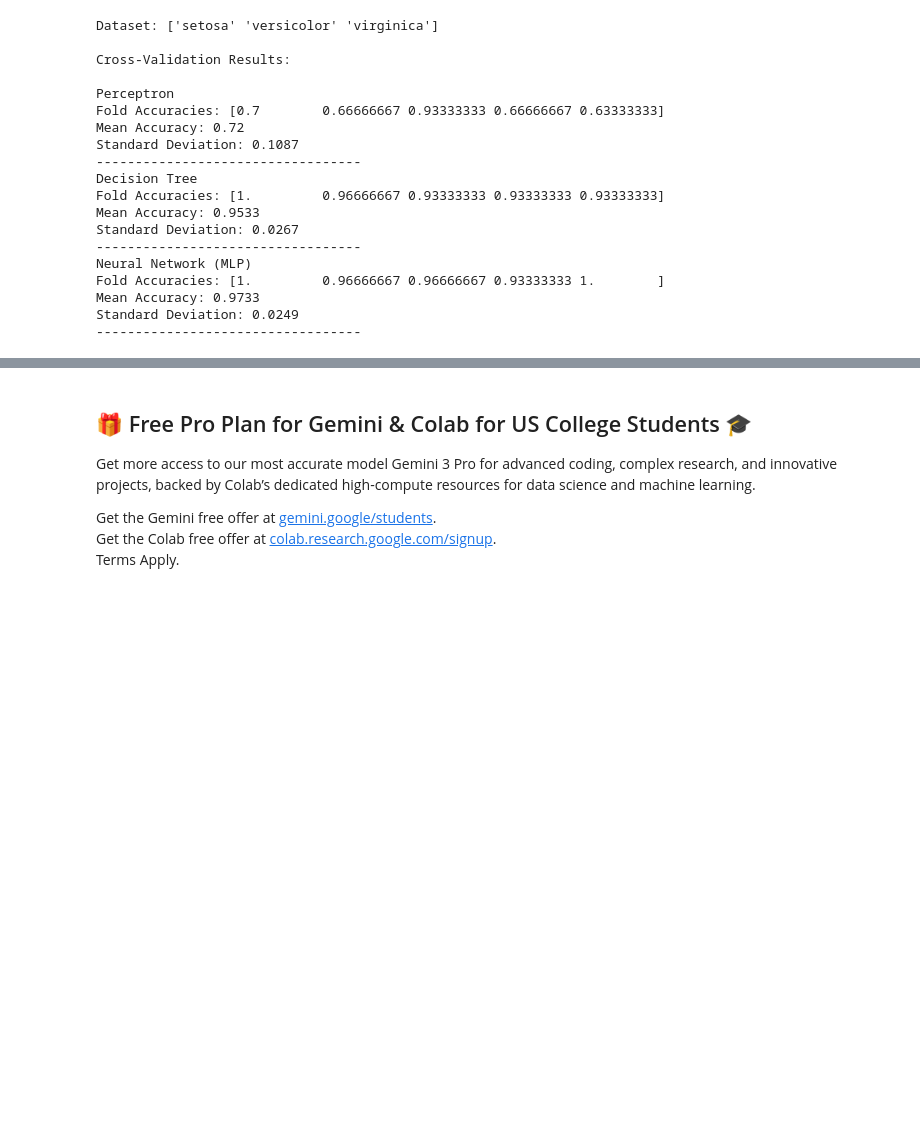
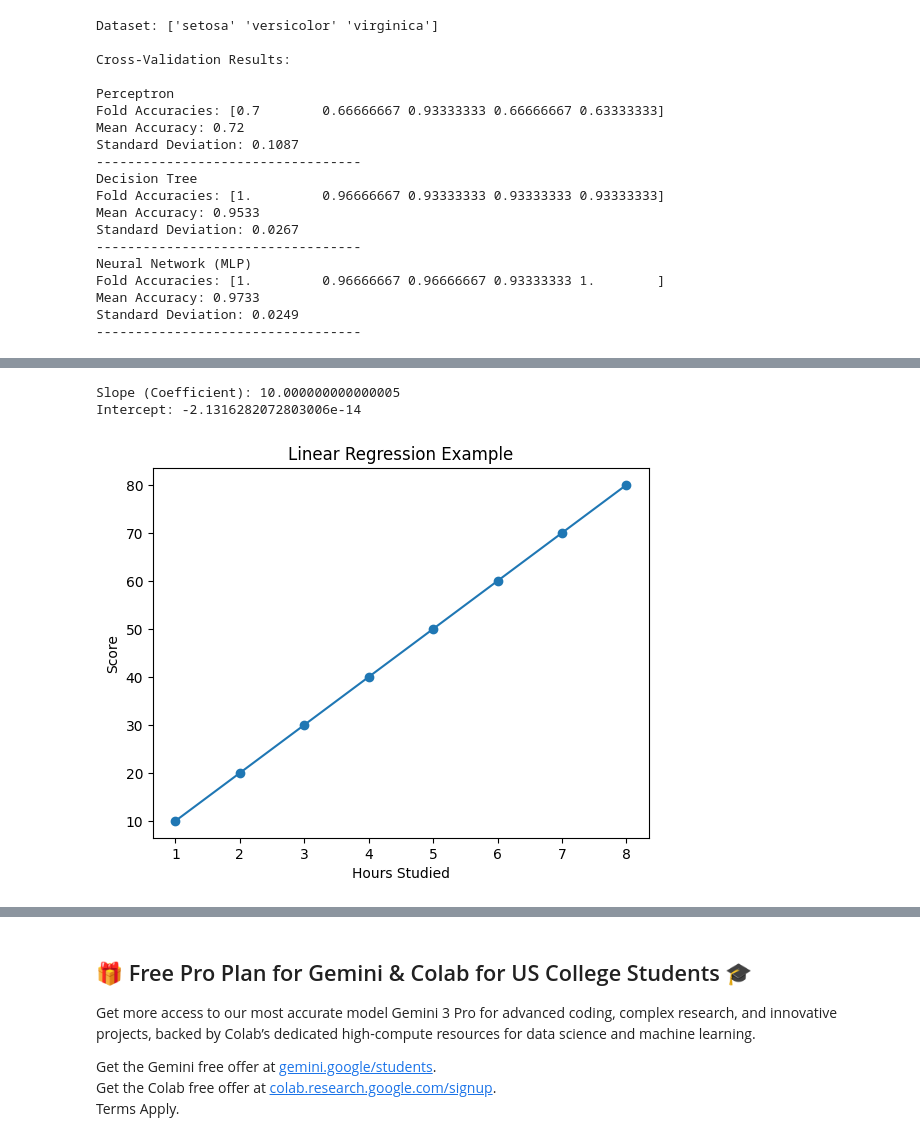
Before and after one commit to sanjayanand595/Computer-Network, a Jupyter notebook: machine_learning_ita0607.ipynb, the cells around one changed output, grey strips where cells are left out. Cells and saved outputs as stored; diff of their text form; code cells hidden in the pictures; blank space fills up the shorter version.

```diff
--- a/machine_learning_ita0607.ipynb
+++ b/machine_learning_ita0607.ipynb
@@ -847,0 +1014,44 @@ Standard Deviation: 0.0249
+# %%
+# Import required libraries
+import numpy as np
+import pandas as pd
+import matplotlib.pyplot as plt
+from sklearn.linear_model import LinearRegression
+
+# Sample dataset
+data = {
+    'Hours': [1, 2, 3, 4, 5, 6, 7, 8],
+    'Score': [10, 20, 30, 40, 50, 60, 70, 80]
+}
+
+# Convert dataset into DataFrame
+df = pd.DataFrame(data)
+
+# Independent variable (X) and dependent variable (y)
+X = df[['Hours']]
+y = df['Score']
+
+# Create Linear Regression model
+model = LinearRegression()
+
+# Train the model
+model.fit(X, y)
+
+# Predict values
+y_pred = model.predict(X)
+
+# Display slope and intercept
+print("Slope (Coefficient):", model.coef_[0])
+print("Intercept:", model.intercept_)
+
+# Plot the data and regression line
+plt.scatter(X, y)
+plt.plot(X, y_pred)
+plt.xlabel("Hours Studied")
+plt.ylabel("Score")
+plt.title("Linear Regression Example")
+plt.show()
+# %% [output]
+Slope (Coefficient): 10.000000000000005
+Intercept: -2.1316282072803006e-14
+[figure, added]
```
Also changed, not shown: parts of 32 cells of this notebook.
